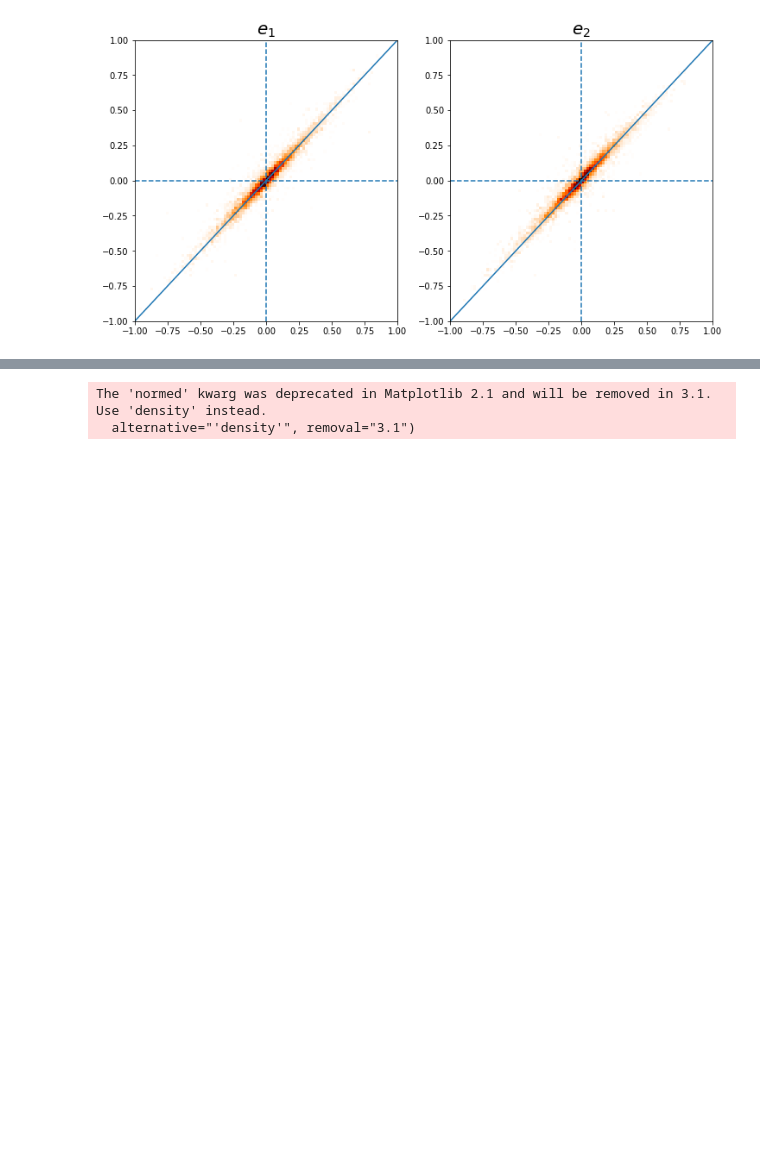
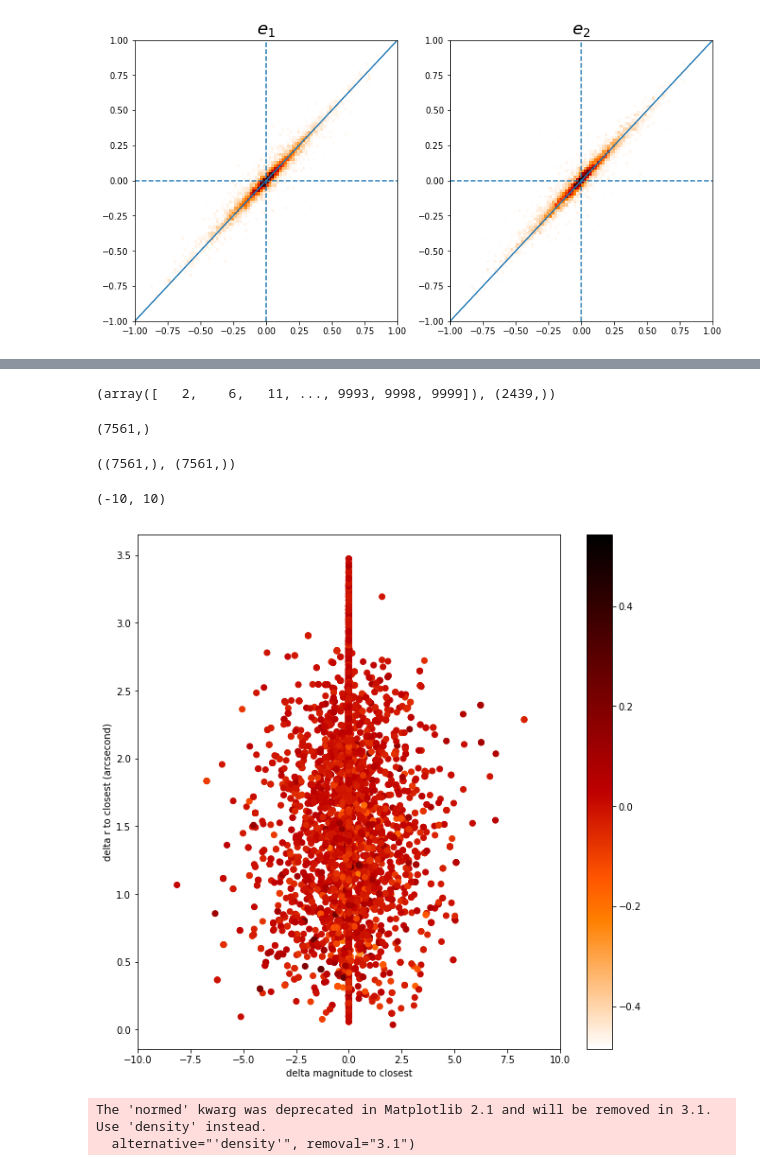
Before and after one commit to LSSTDESC/DeblenderVAE, a Jupyter notebook: notebooks/Deblender/Plots_Deblender-LSST.ipynb, the cells around one changed output, grey strips where cells are left out. Saved outputs shown, nothing was run; the diff lists cells and outputs as text; code cells hidden in the pictures; blank space fills up the shorter version.

```diff
--- a/notebooks/Deblender/Plots_Deblender-LSST.ipynb
+++ b/notebooks/Deblender/Plots_Deblender-LSST.ipynb
@@ -320,0 +492,2 @@ plt.scatter(mag,r,)
+# %%
+delta_r_arr = np.concatenate(delta_r_arr, axis = 0)
@@ -321,3 +498,35 @@ plt.scatter(mag,r,)
+# %%
+test = np.where(delta_r_arr ==0)
+# %%
+test[0], test[0].shape
+# %% [output]
+(array([   2,    6,   11, ..., 9993, 9998, 9999]), (2439,))
+# %%
+delta_test = np.delete(delta_e1, test[0], axis = 0)
+# %%
+delta_test.shape
+# %% [output]
+(7561,)
+# %%
+delta_mag_test = np.delete(delta_mag_arr, test[0], axis = 0)
+delta_r_test = np.delete(delta_r_arr, test[0], axis = 0)
+# %%
+delta_mag_test.shape, delta_r_test.shape
+# %% [output]
+((7561,), (7561,))
+# %%
+import matplotlib as mpl
+fig, axes = plt.subplots(1, figsize=(10,10))
+
+plt.scatter(delta_mag_test, delta_r_test,  c = delta_test, cmap=mpl.cm.gist_heat_r)#c = delta_e1,
+plt.xlabel("delta magnitude to closest")
+plt.ylabel("delta r to closest (arcsecond)")
+plt.colorbar()
+#plt.xscale('log')
+plt.xlim(-10,10)
+# %% [output]
+(-10, 10)
+[figure, added]
 # %%
 batch_size = 100
 # %%
```
Also changed, not shown: parts of 32 cells of this notebook, 2 other files.
